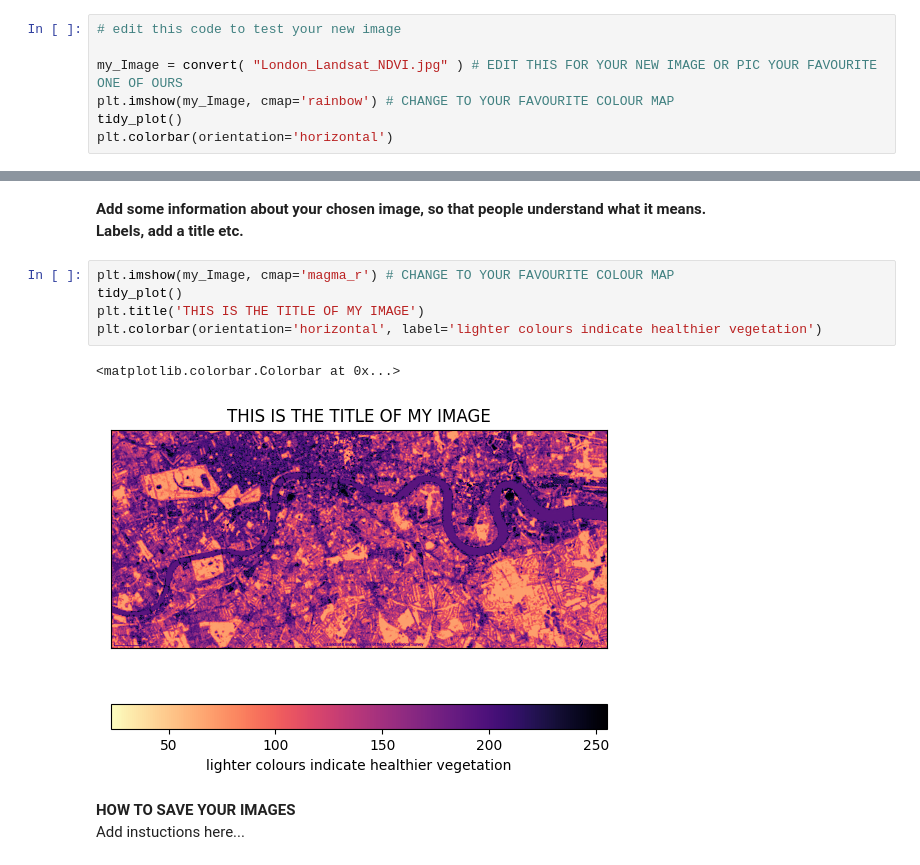
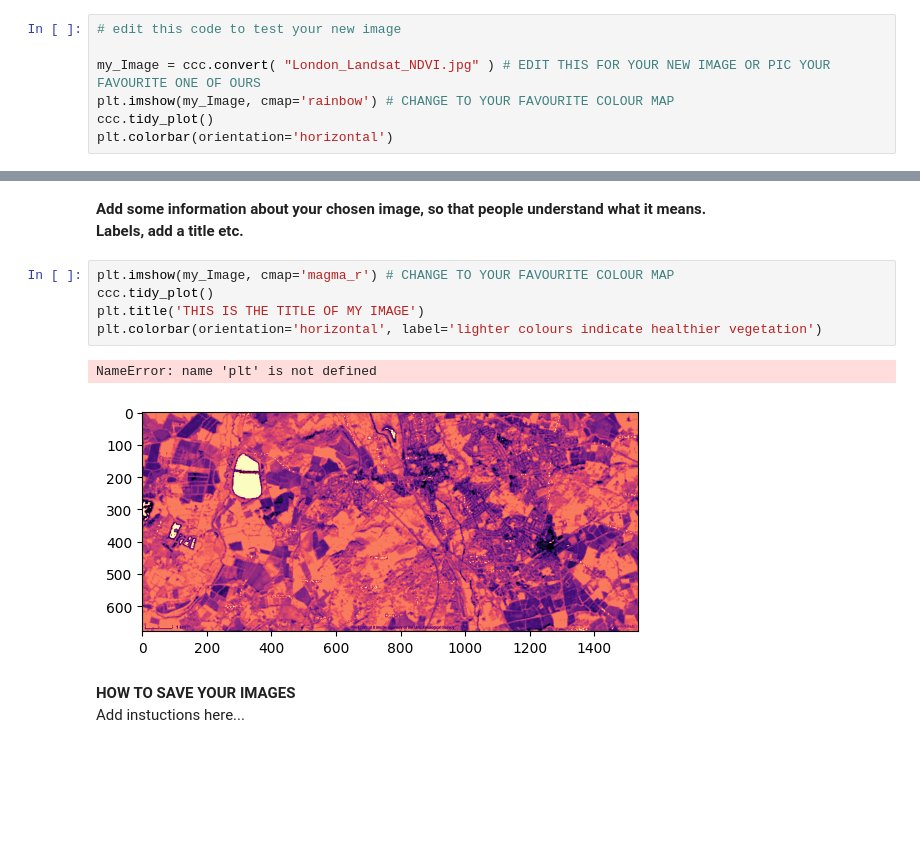
Before and after one commit to hermonochy/satellite-imagery, a Jupyter notebook: content/CCC/CreativeComputingClub.ipynb, the cells around one changed output, grey strips where cells are left out. Saved outputs shown, nothing was run; the diff lists cells and outputs as text; blank space fills up the shorter version.

```diff
--- a/content/CCC/CreativeComputingClub.ipynb
+++ b/content/CCC/CreativeComputingClub.ipynb
@@ -88,8 +55,8 @@ Also instructions on how to add your image into the notebook**
 # %%
 # edit this code to test your new image
 
-my_Image = convert( "London_Landsat_NDVI.jpg" ) # EDIT THIS FOR YOUR NEW IMAGE OR PIC YOUR FAVOURITE ONE OF OURS
+my_Image = ccc.convert( "London_Landsat_NDVI.jpg" ) # EDIT THIS FOR YOUR NEW IMAGE OR PIC YOUR FAVOURITE ONE OF OURS
 plt.imshow(my_Image, cmap='rainbow') # CHANGE TO YOUR FAVOURITE COLOUR MAP
-tidy_plot()
+ccc.tidy_plot()
 plt.colorbar(orientation='horizontal')
 # %% [output]
@@ -102,12 +66,12 @@ array:  uint8 (678, 1536, 3)
 Labels, add a title etc.**
 # %%
 plt.imshow(my_Image, cmap='magma_r') # CHANGE TO YOUR FAVOURITE COLOUR MAP
-tidy_plot()
+ccc.tidy_plot()
 plt.title('THIS IS THE TITLE OF MY IMAGE')
 plt.colorbar(orientation='horizontal', label='lighter colours indicate healthier vegetation')
 # %% [output]
-<matplotlib.colorbar.Colorbar at 0x...>
+NameError: name 'plt' is not defined
-[figure, old version]
+[figure, new version]
 # %% [markdown]
 **HOW TO SAVE YOUR IMAGES**<br>
 Add instuctions here...
```
Also changed, not shown: parts of 7 cells of this notebook, 1 other file.
